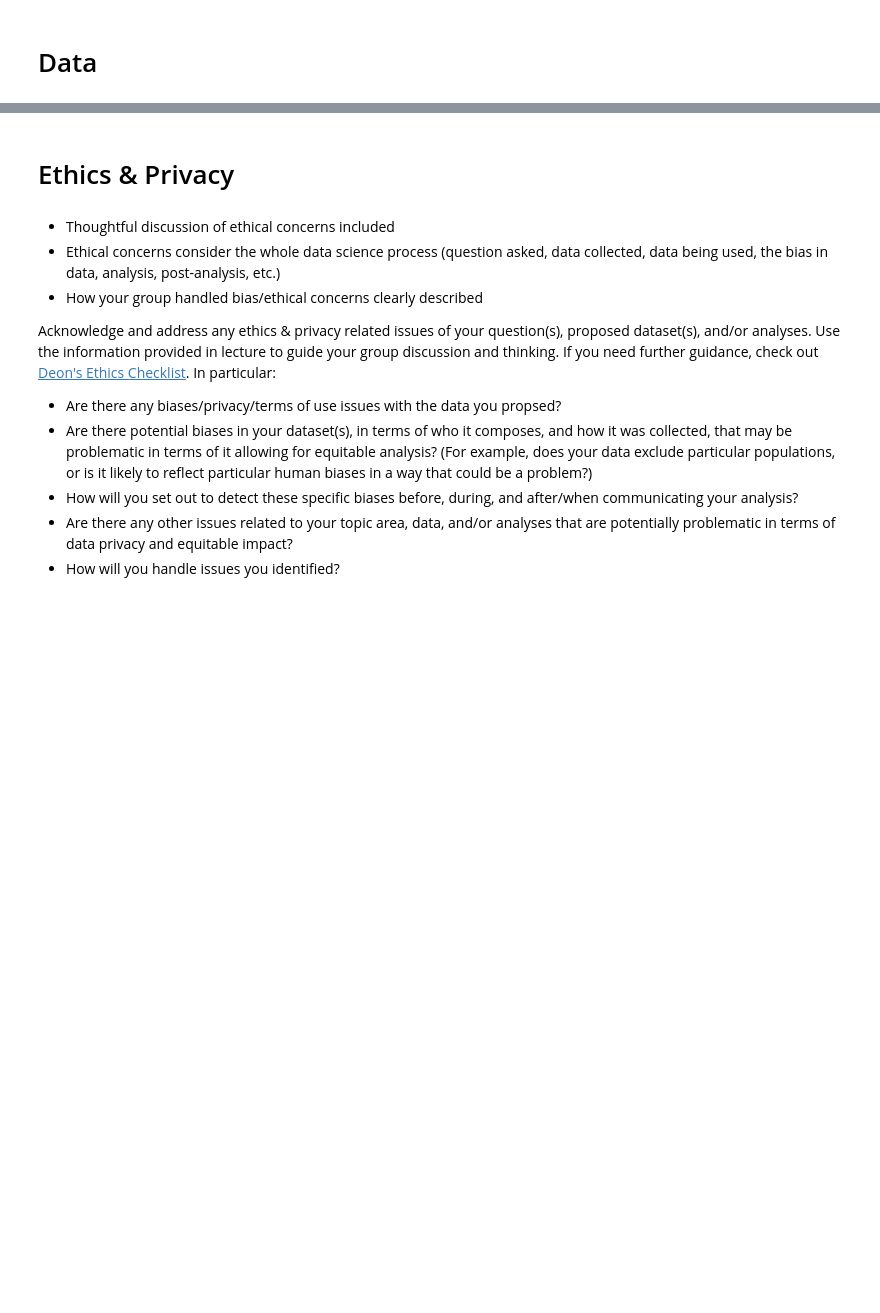
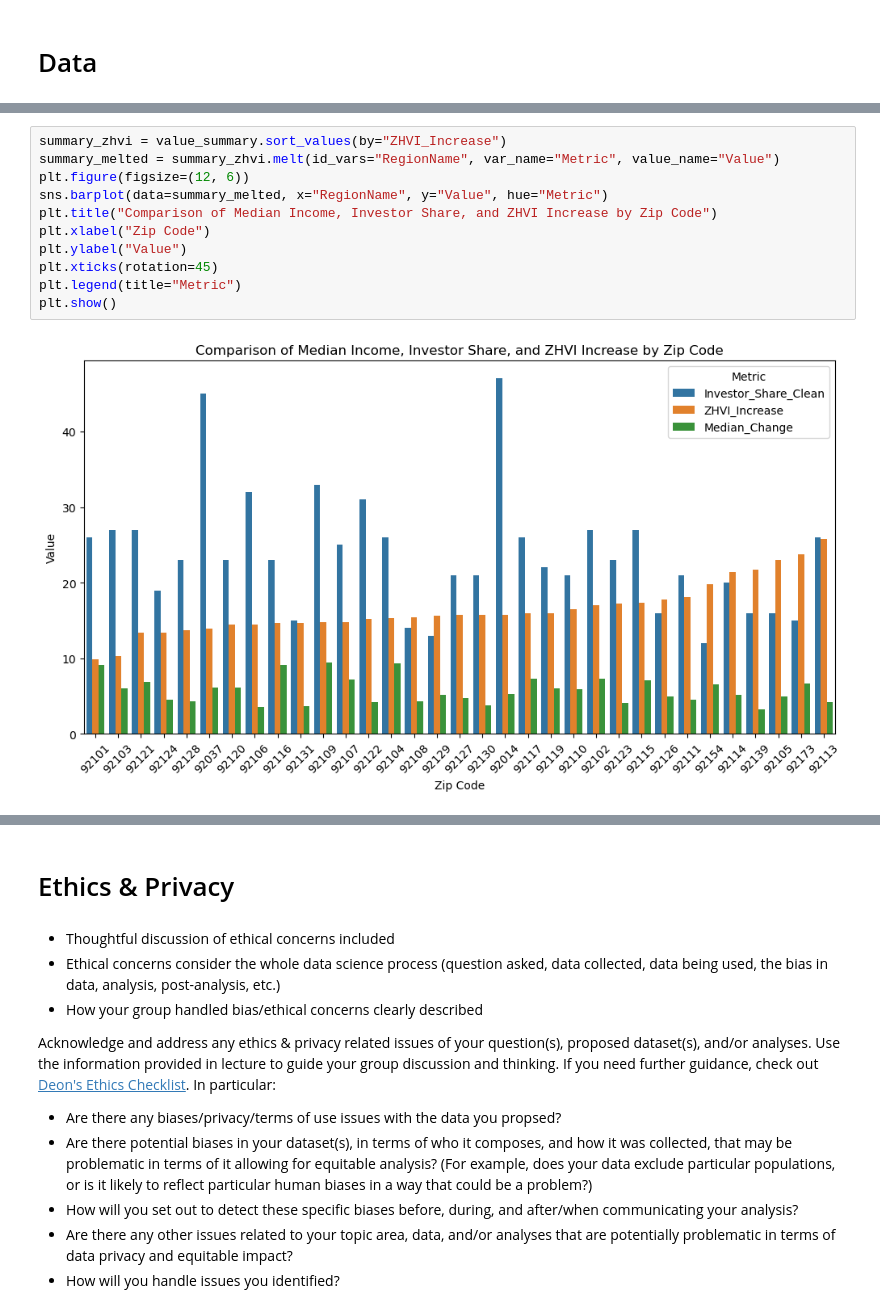
Before and after one commit to rangelrichard/investor_impact, a Jupyter notebook: FinalProject_Group171_WI25.ipynb, the cells around one changed output, grey strips where cells are left out. Drawn from its saved outputs; the diff is of its cells as text; blank space fills up the shorter version.

```diff
--- a/FinalProject_Group171_WI25.ipynb
+++ b/FinalProject_Group171_WI25.ipynb
@@ -119,0 +443,13 @@ Some more words and stuff.  Remember notebooks work best if you interleave the c
+# %%
+summary_zhvi = value_summary.sort_values(by="ZHVI_Increase")
+summary_melted = summary_zhvi.melt(id_vars="RegionName", var_name="Metric", value_name="Value")
+plt.figure(figsize=(12, 6))
+sns.barplot(data=summary_melted, x="RegionName", y="Value", hue="Metric")
+plt.title("Comparison of Median Income, Investor Share, and ZHVI Increase by Zip Code")
+plt.xlabel("Zip Code")
+plt.ylabel("Value")
+plt.xticks(rotation=45)
+plt.legend(title="Metric")
+plt.show()
+# %% [output]
+[figure, added]
```
Also changed, not shown: parts of 55 cells of this notebook, 1 other file.
